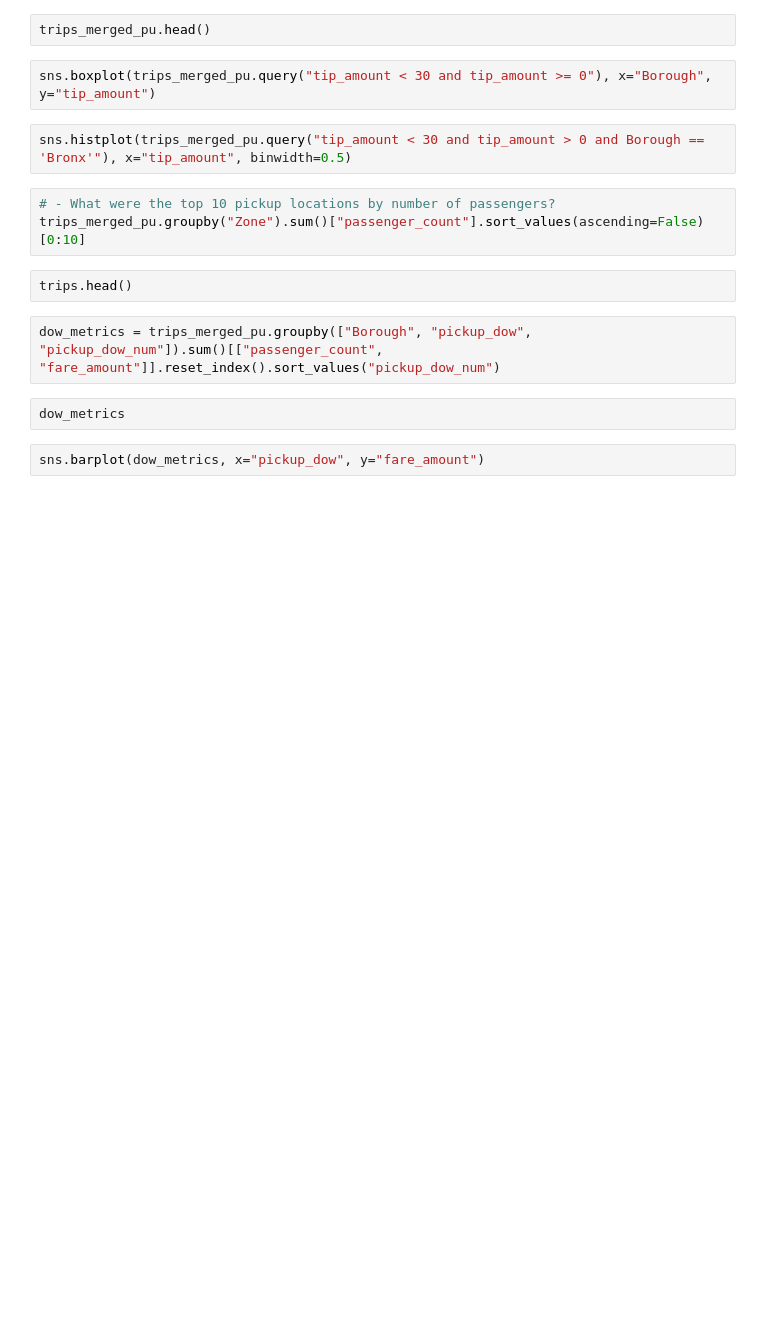
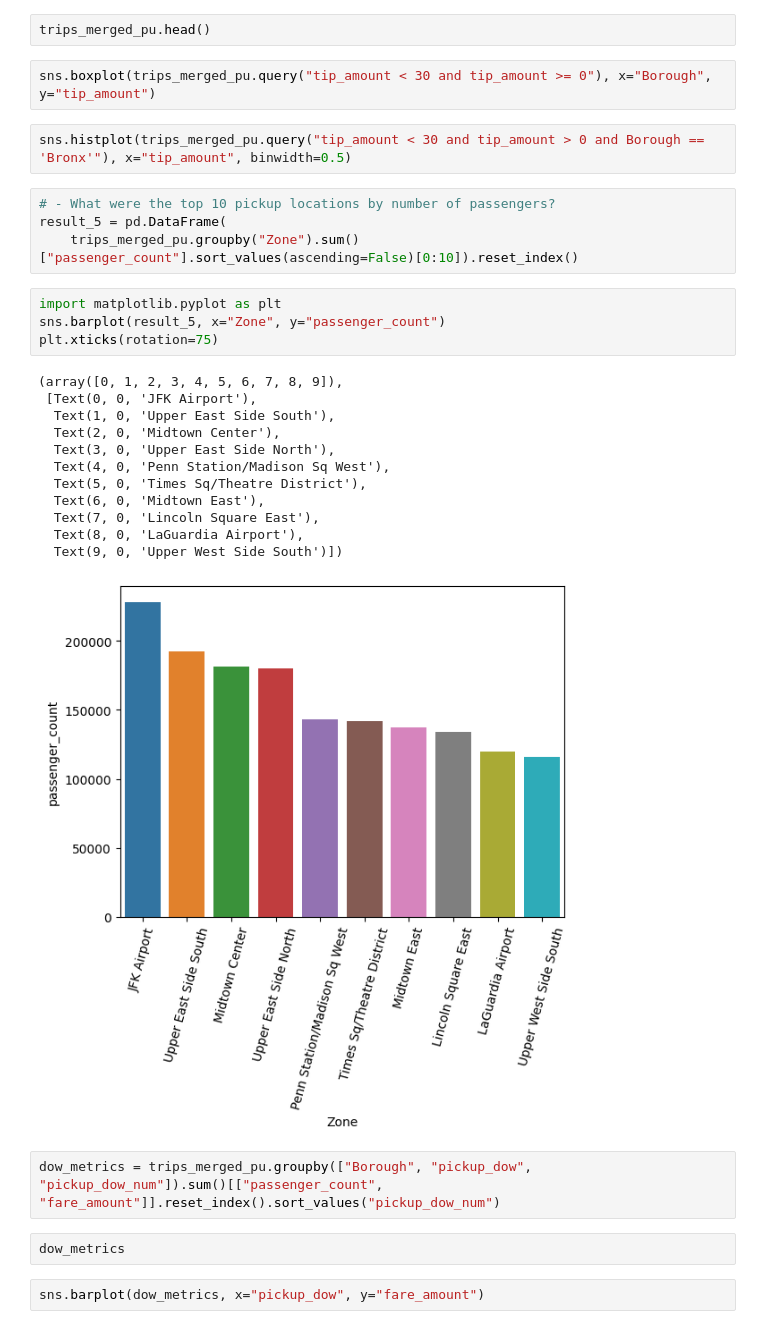
Before and after one commit to samjurassic/datascience-demo, a Jupyter notebook: summer23/DS Skills Lab.ipynb, the cells around one changed output. Cells and saved outputs as stored; diff of their text form; blank space fills up the shorter version.

```diff
--- a/summer23/DS Skills Lab.ipynb
+++ b/summer23/DS Skills Lab.ipynb
@@ -164,9 +200,25 @@ sns.boxplot(trips_merged_pu.query("tip_amount < 30 and tip_amount >= 0"), x="Bor
 sns.histplot(trips_merged_pu.query("tip_amount < 30 and tip_amount > 0 and Borough == 'Bronx'"), x="tip_amount", binwidth=0.5)
 # %%
 # - What were the top 10 pickup locations by number of passengers?
-trips_merged_pu.groupby("Zone").sum()["passenger_count"].sort_values(ascending=False)[0:10]
+result_5 = pd.DataFrame(
+    trips_merged_pu.groupby("Zone").sum()["passenger_count"].sort_values(ascending=False)[0:10]).reset_index()
-# %%
-trips.head()
+# %%
+import matplotlib.pyplot as plt
+sns.barplot(result_5, x="Zone", y="passenger_count")
+plt.xticks(rotation=75)
+# %% [output]
+(array([0, 1, 2, 3, 4, 5, 6, 7, 8, 9]),
+ [Text(0, 0, 'JFK Airport'),
+  Text(1, 0, 'Upper East Side South'),
+  Text(2, 0, 'Midtown Center'),
+  Text(3, 0, 'Upper East Side North'),
+  Text(4, 0, 'Penn Station/Madison Sq West'),
+  Text(5, 0, 'Times Sq/Theatre District'),
+  Text(6, 0, 'Midtown East'),
+  Text(7, 0, 'Lincoln Square East'),
+  Text(8, 0, 'LaGuardia Airport'),
+  Text(9, 0, 'Upper West Side South')])
+[figure, added]
 # %%
 dow_metrics = trips_merged_pu.groupby(["Borough", "pickup_dow", "pickup_dow_num"]).sum()[["passenger_count", "fare_amount"]].reset_index().sort_values("pickup_dow_num")
 # %%
```
Also changed, not shown: parts of 10 cells of this notebook.
